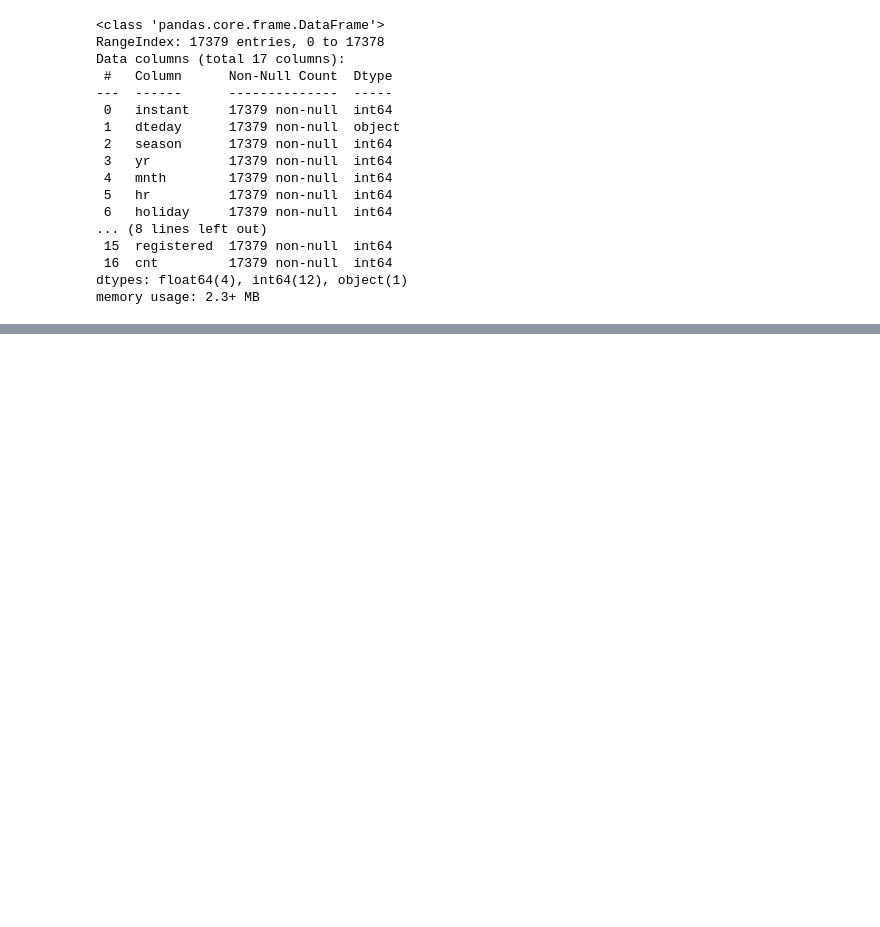
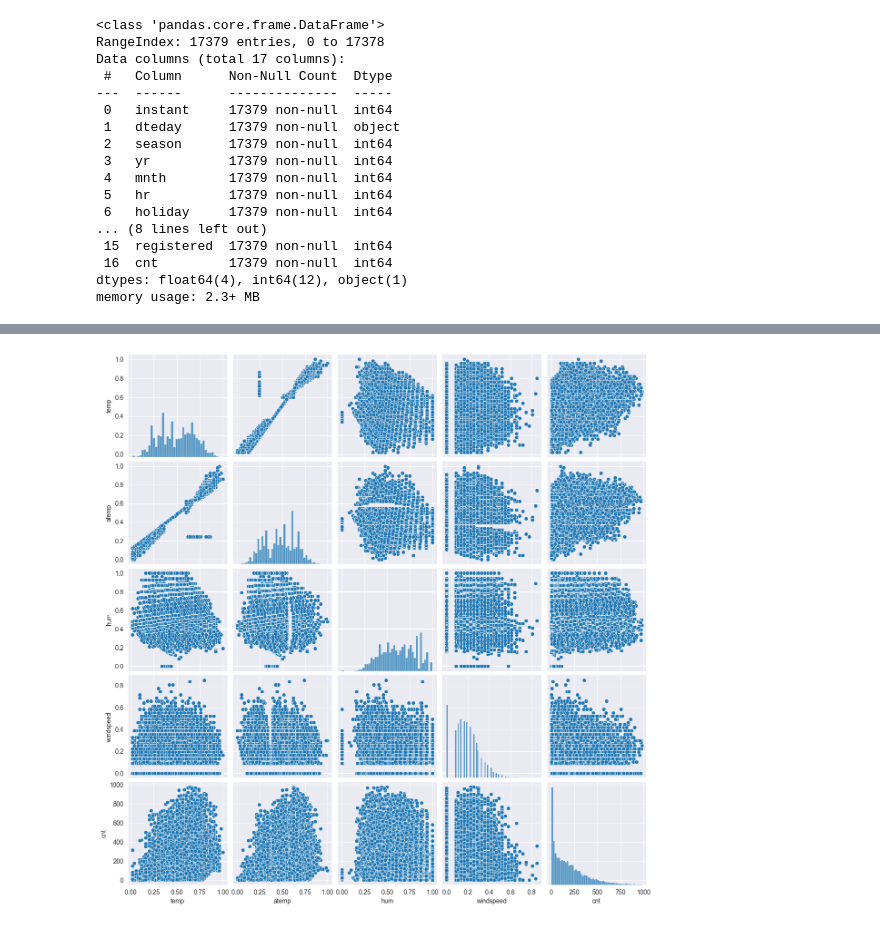
Before and after one commit to Wenhe-XU/Artificial-Intelligence-for-Future-Cities-Assignment-1, a Jupyter notebook: DateAccess.ipynb, the cells around one changed output, grey strips where cells are left out. Cells and saved outputs as stored; diff of their text form; code cells hidden in the pictures; blank space fills up the shorter version.

```diff
--- a/DateAccess.ipynb
+++ b/DateAccess.ipynb
@@ -110,3 +111,8 @@ RawData.describe()
 | 50% | 8690.0000 | 3.000000 | 1.000000 | 7.000000 | 12.000000 | 0.000000 | 3.000000 | 1.000000 | 1.000000 | 0.500000 | ... |
 | 75% | 13034.5000 | 3.000000 | 1.000000 | 10.000000 | 18.000000 | 0.000000 | 5.000000 | 1.000000 | 2.000000 | 0.660000 | ... |
 | max | 17379.0000 | 4.000000 | 1.000000 | 12.000000 | 23.000000 | 1.000000 | 6.000000 | 1.000000 | 4.000000 | 1.000000 | ... |
+# %%
+sns.pairplot(RawData[["temp","atemp","hum","windspeed","cnt"]])
+plt.show()
+# %% [output]
+[figure, added]
```
Also changed, not shown: parts of 3 cells of this notebook.
